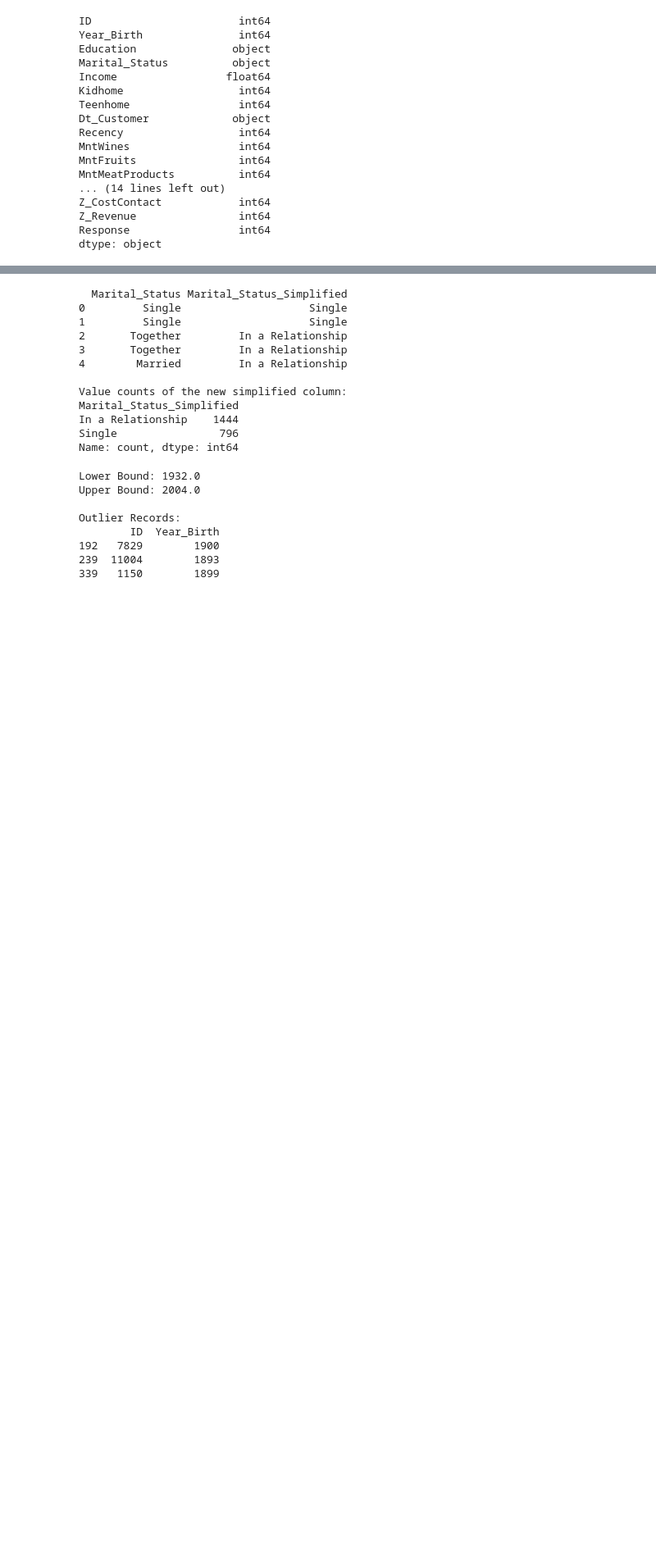
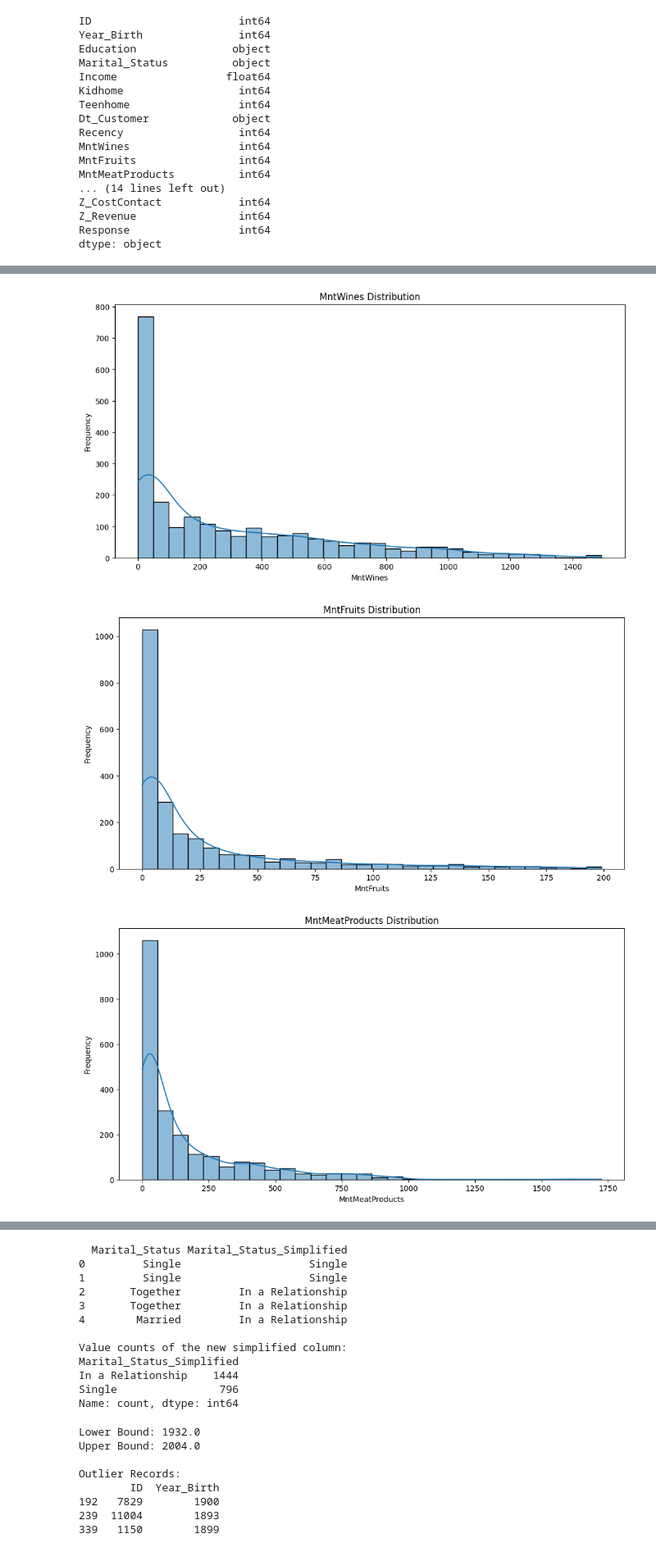
Before and after one commit to SsenogaHerman/GROUP_B_EVENING_RECESS, a Jupyter notebook: missing_values.ipynb, the cells around one changed output, grey strips where cells are left out. Shown at 82% size. Drawn from its saved outputs; the diff is of its cells as text; code cells hidden in the pictures; blank space fills up the shorter version.

```diff
--- a/missing_values.ipynb
+++ b/missing_values.ipynb
@@ -151,0 +196,16 @@ df2=pd.read_csv('Customer_Segmentation_cleaned.csv')
+# %%
+spending_cols = [
+    'MntWines',
+    'MntFruits',
+    'MntMeatProducts',
+    'MntFishProducts',
+    'MntSweetProducts',
+    'MntGoldProds'
+]
+
+for col in spending_cols:
+    plot_histogram(df2, col, bins=30, title=f'{col} Distribution', xlabel=col, ylabel='Frequency', figsize=(12, 6))
+# %% [output]
+[figure, added]
+[figure, added]
+[figure, added]
```
Also changed, not shown: parts of 5 cells of this notebook.
